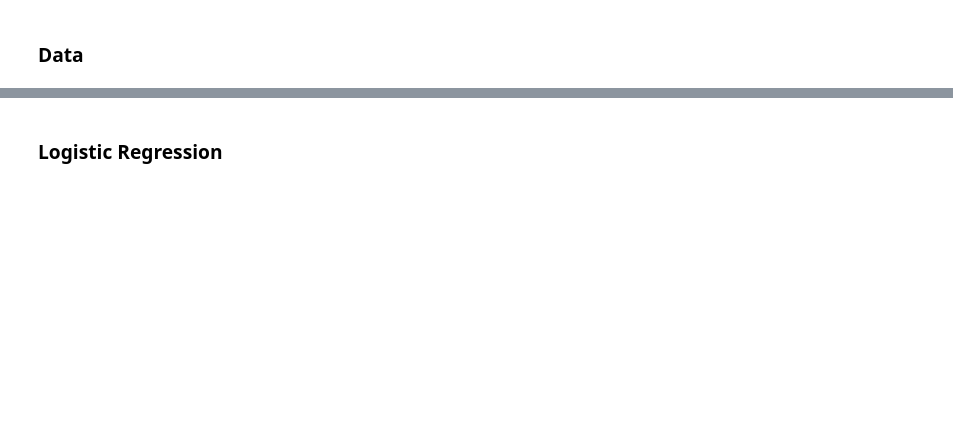
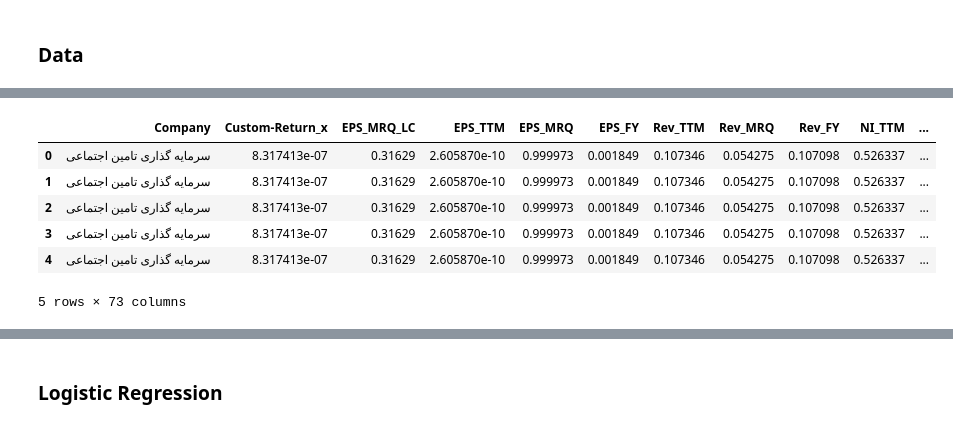
Before and after one commit to smb-h/corporate-bankruptcy-prediction, a Jupyter notebook: playground.ipynb, the cells around one changed output, grey strips where cells are left out. Saved outputs shown, nothing was run; the diff lists cells and outputs as text; code cells hidden in the pictures; blank space fills up the shorter version.

```diff
--- a/playground.ipynb
+++ b/playground.ipynb
@@ -40,4 +36,0 @@ df.head()
-# %%
-# convert all columns to float
-df = df.astype(float)
-df.head()
@@ -142,0 +182,16 @@ df.head()
+# %%
+# Scaler
+scaler = MinMaxScaler()
+cols_to_scale = df.columns
+# remove Company, y, year from cols_to_scale
+cols_to_scale = [col for col in cols_to_scale if col not in ['Company', 'y', 'year']]
+df[cols_to_scale] = scaler.fit_transform(df[cols_to_scale])
+df.head()
+# %% [output]
+|  | Company | Custom-Return_x | EPS_MRQ_LC | EPS_TTM | EPS_MRQ | EPS_FY | Rev_TTM | Rev_MRQ | Rev_FY | NI_TTM | ... |
+| 0 | سرمایه گذاری تامین اجتماعی | 8.317413e-07 | 0.31629 | 2.605870e-10 | 0.999973 | 0.001849 | 0.107346 | 0.054275 | 0.107098 | 0.526337 | ... |
+| 1 | سرمایه گذاری تامین اجتماعی | 8.317413e-07 | 0.31629 | 2.605870e-10 | 0.999973 | 0.001849 | 0.107346 | 0.054275 | 0.107098 | 0.526337 | ... |
+| 2 | سرمایه گذاری تامین اجتماعی | 8.317413e-07 | 0.31629 | 2.605870e-10 | 0.999973 | 0.001849 | 0.107346 | 0.054275 | 0.107098 | 0.526337 | ... |
+| 3 | سرمایه گذاری تامین اجتماعی | 8.317413e-07 | 0.31629 | 2.605870e-10 | 0.999973 | 0.001849 | 0.107346 | 0.054275 | 0.107098 | 0.526337 | ... |
+| 4 | سرمایه گذاری تامین اجتماعی | 8.317413e-07 | 0.31629 | 2.605870e-10 | 0.999973 | 0.001849 | 0.107346 | 0.054275 | 0.107098 | 0.526337 | ... |
+5 rows × 73 columns
```
Also changed, not shown: parts of 56 cells of this notebook, 5 other files.
